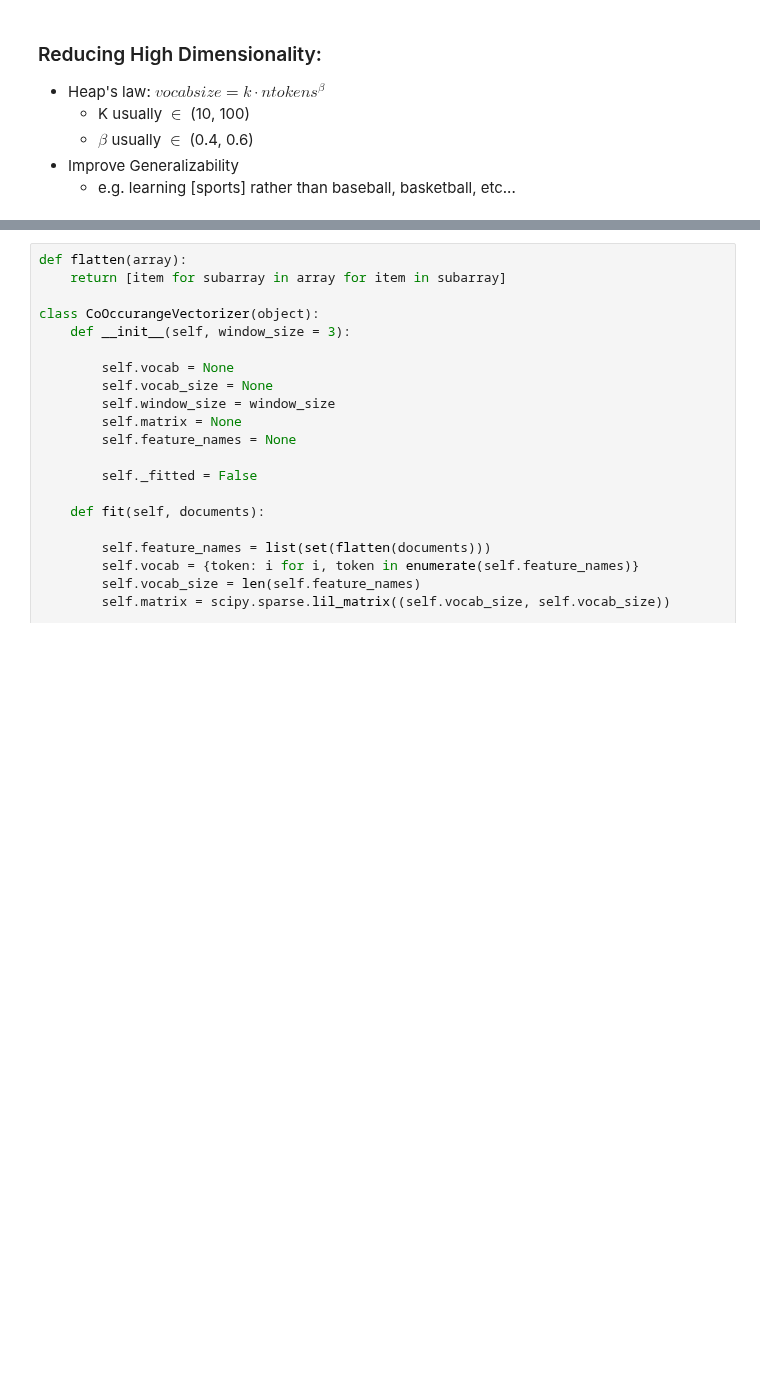
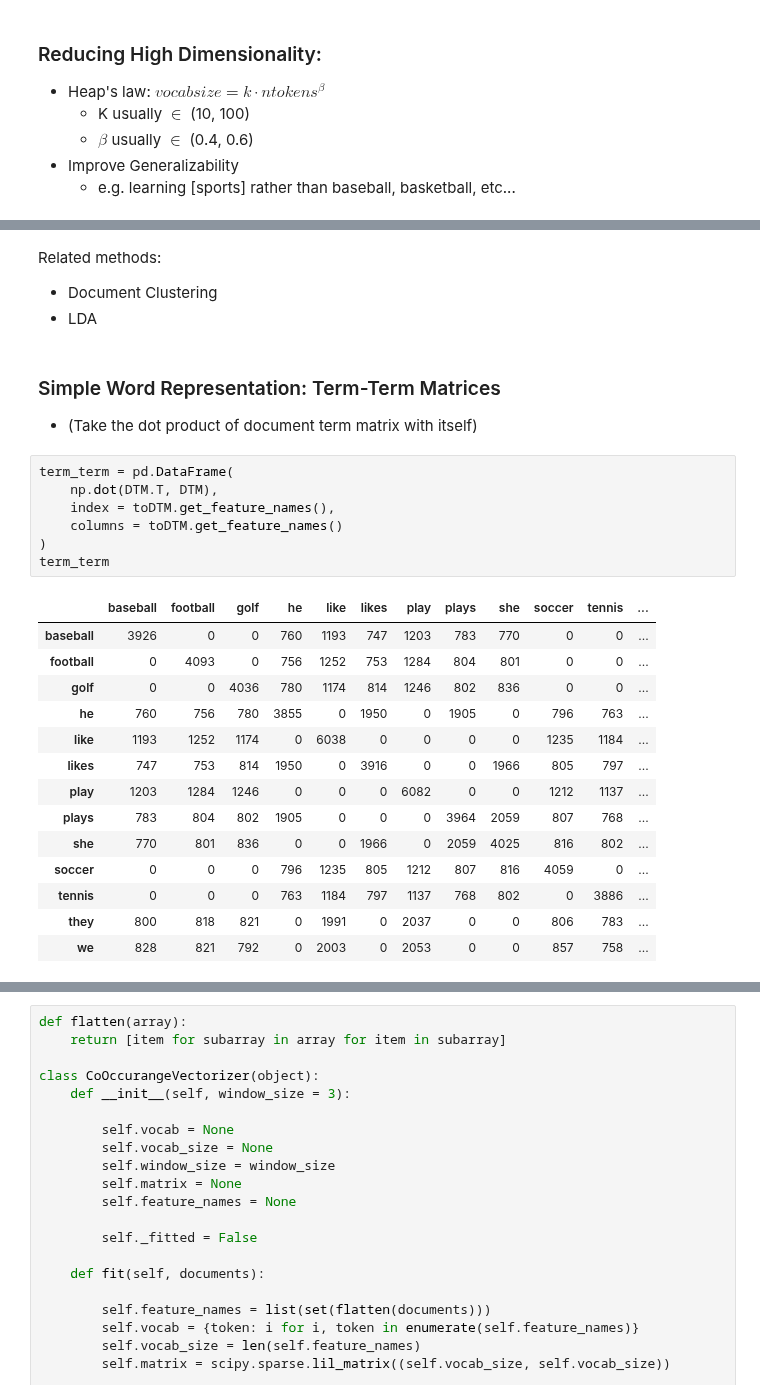
Before and after one commit to jupytercon2017user/jupytercon-2017, a Jupyter notebook: tutorial/3-Word-Embeddings.ipynb, the cells around one changed output, grey strips where cells are left out. Drawn from its saved outputs; the diff is of its cells as text; blank space fills up the shorter version.

```diff
--- a/tutorial/3-Word-Embeddings.ipynb
+++ b/tutorial/3-Word-Embeddings.ipynb
@@ -246,0 +261,29 @@ NameError: name 'sentences' is not defined
+# %% [markdown]
+Related methods:
+* Document Clustering
+* LDA
+# %% [markdown]
+### Simple Word Representation: Term-Term Matrices
+* (Take the dot product of document term matrix with itself)
+# %%
+term_term = pd.DataFrame(
+    np.dot(DTM.T, DTM),
+    index = toDTM.get_feature_names(),
+    columns = toDTM.get_feature_names()
+)
+term_term
+# %% [output]
+|  | baseball | football | golf | he | like | likes | play | plays | she | soccer | tennis | ... |
+| baseball | 3926 | 0 | 0 | 760 | 1193 | 747 | 1203 | 783 | 770 | 0 | 0 | ... |
+| football | 0 | 4093 | 0 | 756 | 1252 | 753 | 1284 | 804 | 801 | 0 | 0 | ... |
+| golf | 0 | 0 | 4036 | 780 | 1174 | 814 | 1246 | 802 | 836 | 0 | 0 | ... |
+| he | 760 | 756 | 780 | 3855 | 0 | 1950 | 0 | 1905 | 0 | 796 | 763 | ... |
+| like | 1193 | 1252 | 1174 | 0 | 6038 | 0 | 0 | 0 | 0 | 1235 | 1184 | ... |
+| likes | 747 | 753 | 814 | 1950 | 0 | 3916 | 0 | 0 | 1966 | 805 | 797 | ... |
+| play | 1203 | 1284 | 1246 | 0 | 0 | 0 | 6082 | 0 | 0 | 1212 | 1137 | ... |
+| plays | 783 | 804 | 802 | 1905 | 0 | 0 | 0 | 3964 | 2059 | 807 | 768 | ... |
+| she | 770 | 801 | 836 | 0 | 0 | 1966 | 0 | 2059 | 4025 | 816 | 802 | ... |
+| soccer | 0 | 0 | 0 | 796 | 1235 | 805 | 1212 | 807 | 816 | 4059 | 0 | ... |
+| tennis | 0 | 0 | 0 | 763 | 1184 | 797 | 1137 | 768 | 802 | 0 | 3886 | ... |
+| they | 800 | 818 | 821 | 0 | 1991 | 0 | 2037 | 0 | 0 | 806 | 783 | ... |
+| we | 828 | 821 | 792 | 0 | 2003 | 0 | 2053 | 0 | 0 | 857 | 758 | ... |
```
Also changed, not shown: parts of 20 cells of this notebook, 1 other file.
